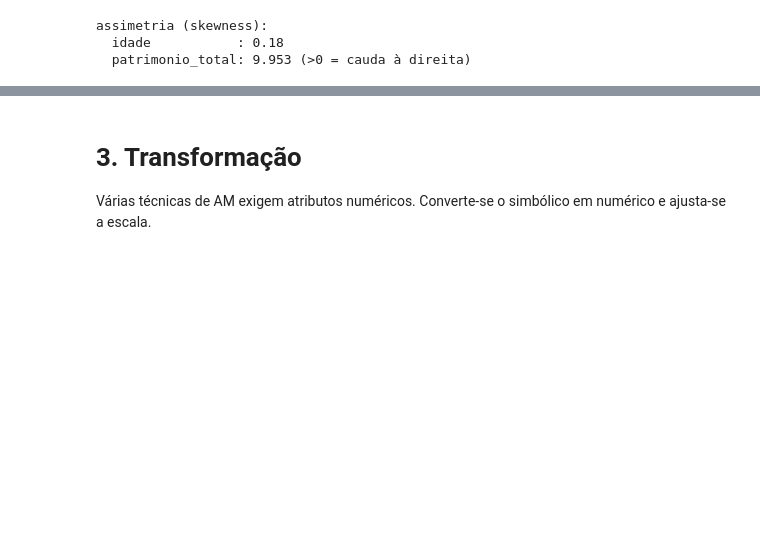
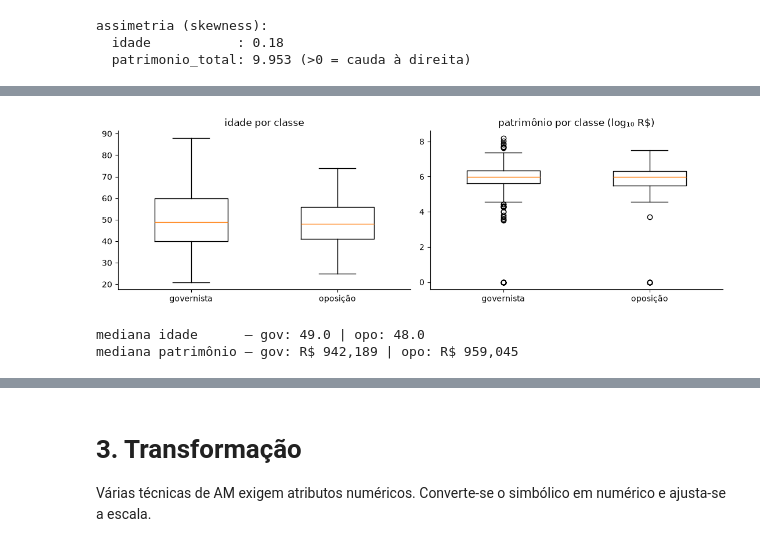
Before and after one commit to gayapedro/tse-rollcall-alignment, a Jupyter notebook: notebook.ipynb, the cells around one changed output, grey strips where cells are left out. Saved outputs shown, nothing was run; the diff lists cells and outputs as text; code cells hidden in the pictures; blank space fills up the shorter version.

```diff
--- a/notebook.ipynb
+++ b/notebook.ipynb
@@ -266,0 +331,22 @@ df[NUMERICAS].corr().round(3)
+# %%
+# numéricas × alvo: distribuição de idade e patrimônio por classe
+grupos = [df.loc[df['rotulo'] == r] for r in ['governista', 'oposicao']]
+
+fig, axes = plt.subplots(1, 2, figsize=(11, 3.5))
+axes[0].boxplot([g['idade'] for g in grupos],
+                tick_labels=['governista', 'oposição'], widths=0.5)
+axes[0].set_title('idade por classe')
+axes[1].boxplot([np.log10(g['patrimonio_total'] + 1) for g in grupos],
+                tick_labels=['governista', 'oposição'], widths=0.5)
+axes[1].set_title('patrimônio por classe (log₁₀ R$)')
+for ax in axes:
+    ax.spines[['top', 'right']].set_visible(False)
+plt.tight_layout(); plt.show()
+
+print('mediana idade      — gov:', grupos[0]['idade'].median(), '| opo:', grupos[1]['idade'].median())
+print('mediana patrimônio — gov: R$ {:,.0f} | opo: R$ {:,.0f}'.format(
+    grupos[0]['patrimonio_total'].median(), grupos[1]['patrimonio_total'].median()))
+# %% [output]
+[figure, added]
+mediana idade      — gov: 49.0 | opo: 48.0
+mediana patrimônio — gov: R$ 942,189 | opo: R$ 959,045
```
Also changed, not shown: parts of 29 cells of this notebook, 3 other files.
